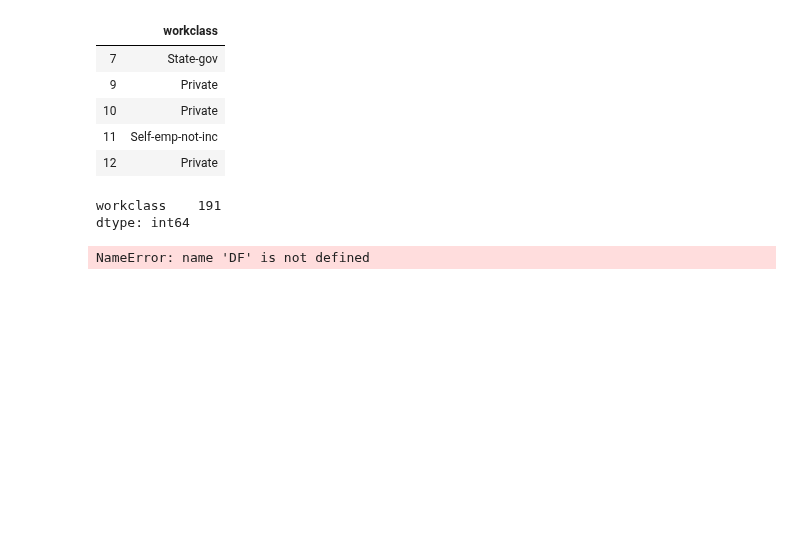
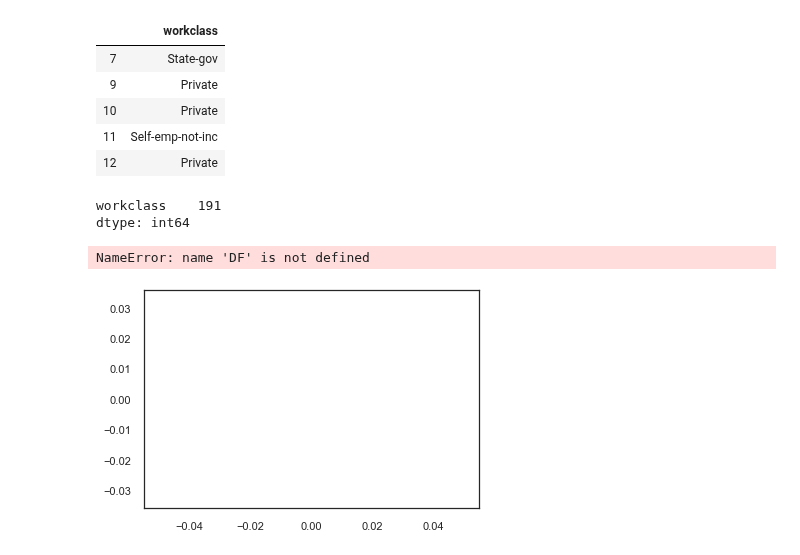
Before and after one commit to J-Joseph524/Finding_Donors, a Jupyter notebook: Final_Notebook.ipynb, the cells around one changed output. Drawn from its saved outputs; the diff is of its cells as text; code cells hidden in the pictures; blank space fills up the shorter version.

Commit message:
Line Graph Change

```diff
--- a/Final_Notebook.ipynb
+++ b/Final_Notebook.ipynb
@@ -237,3 +237,9 @@ dtype: int64
 DF
 # %% [output]
 NameError: name 'DF' is not defined
+# %%
+plt.legend(labels, loc = 'best')
+plt.axis('equal')
+plt.show()
+# %% [output]
+[figure, added]
```
